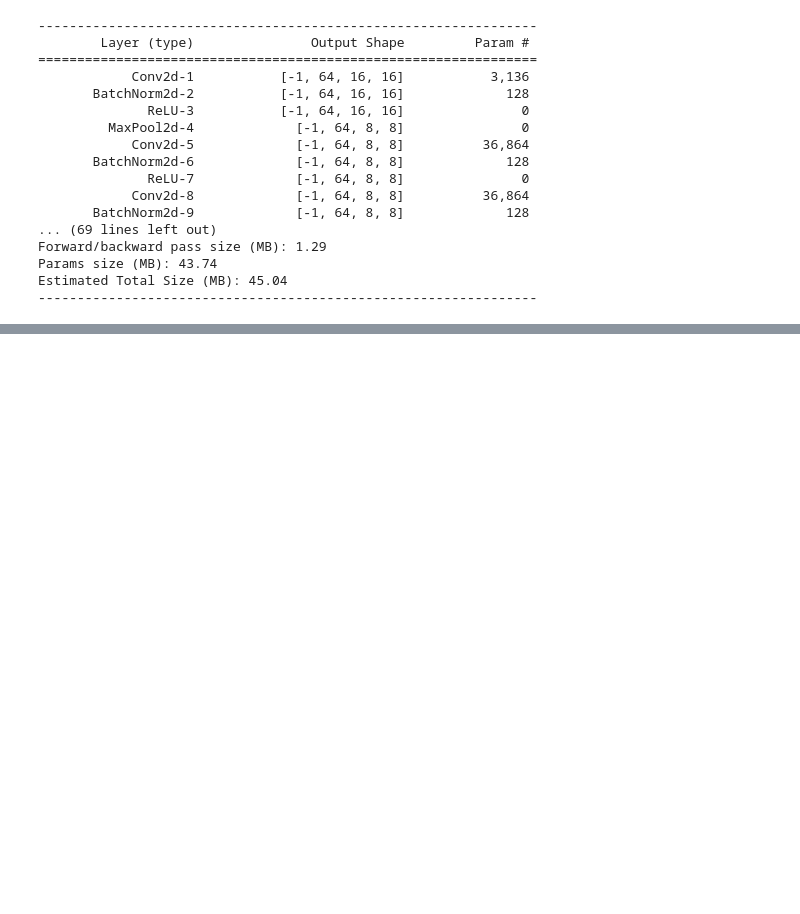
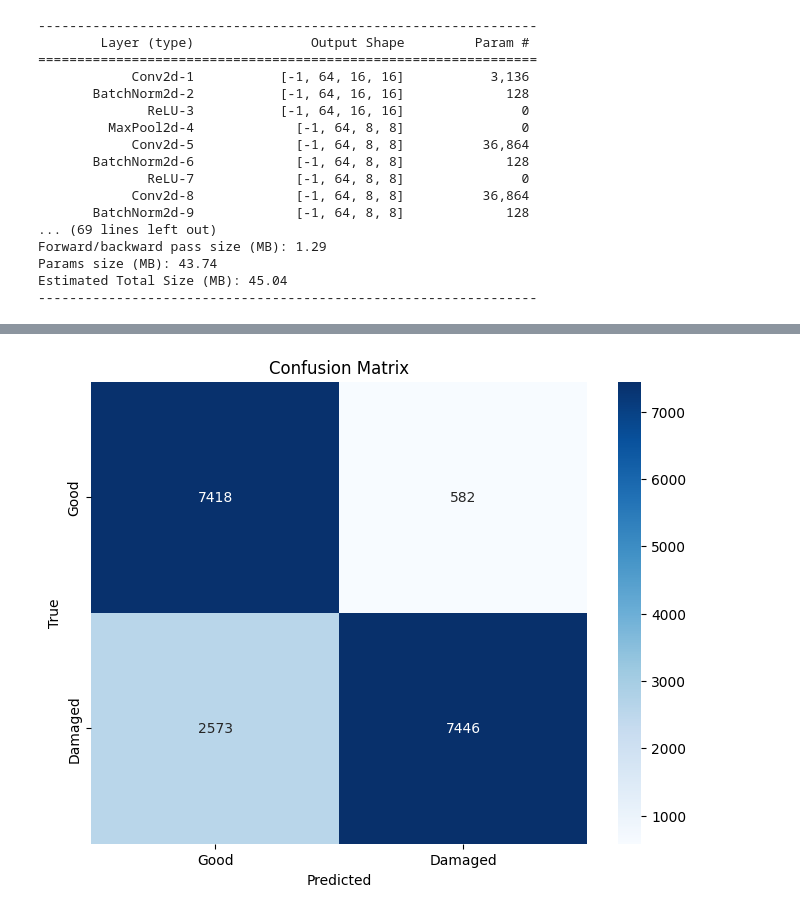
Before and after one commit to Gogz72/Team_14_IOT_textile_defect_detection, a Jupyter notebook: model.ipynb, the cells around one changed output, grey strips where cells are left out. Cells and saved outputs as stored; diff of their text form; code cells hidden in the pictures; blank space fills up the shorter version.

```diff
--- a/model.ipynb
+++ b/model.ipynb
@@ -343,0 +344,35 @@ plt.show()
+# %%
+from sklearn.metrics import confusion_matrix
+import seaborn as sns
+
+# Function to convert one-hot encoded labels back to integer labels
+def convert_to_label(arr):
+    return np.argmax(arr, axis=1)
+
+# Set model to evaluation mode
+model.eval()
+
+# Initialize lists to store true labels and predicted labels
+true_labels = []
+predicted_labels = []
+
+# Iterate through the test dataset to get true and predicted labels
+for images, labels in test_loader:
+    images, labels = images.to(device), labels.to(device)
+    outputs = model(images)
+    _, predicted = torch.max(outputs, 1)
+    true_labels.extend(convert_to_label(labels.cpu().numpy()))
+    predicted_labels.extend(predicted.cpu().numpy())
+
+# Calculate the confusion matrix
+conf_matrix = confusion_matrix(true_labels, predicted_labels)
+
+# Plot the confusion matrix
+plt.figure(figsize=(8, 6))
+sns.heatmap(conf_matrix, annot=True, fmt='d', cmap='Blues', xticklabels=['Good', 'Damaged'], yticklabels=['Good', 'Damaged'])
+plt.xlabel('Predicted')
+plt.ylabel('True')
+plt.title('Confusion Matrix')
+plt.show()
+# %% [output]
+[figure, added]
```
Also changed, not shown: parts of 3 cells of this notebook.
